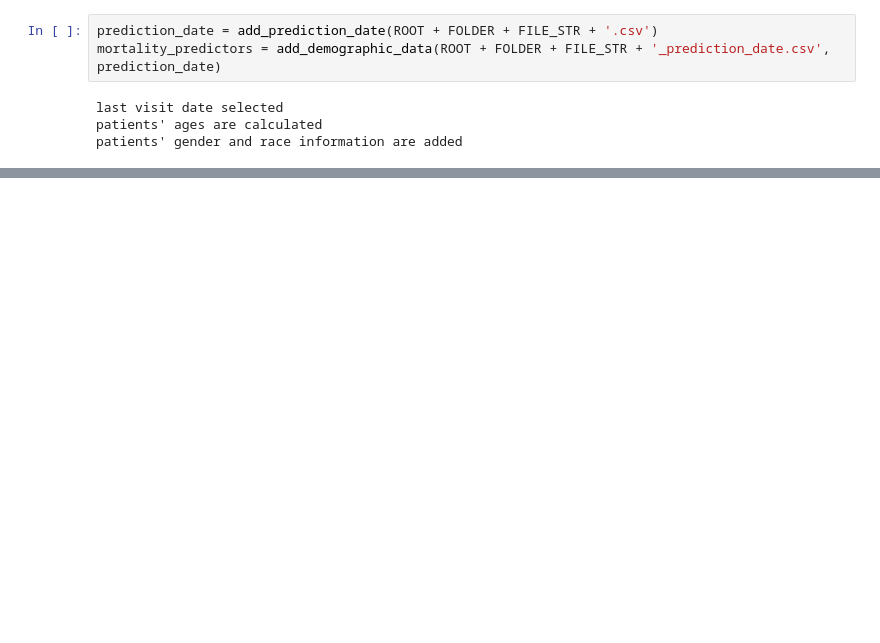
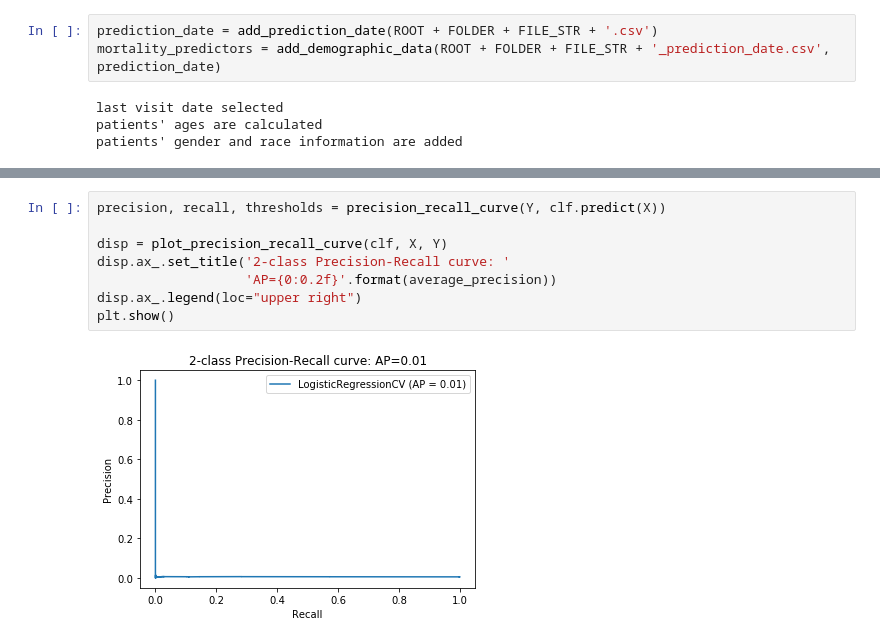
Before and after one commit to romirmoza/omop-cdm-postgresql, a Jupyter notebook: baseline_logit.ipynb, the cells around one changed output, grey strips where cells are left out. Saved outputs shown, nothing was run; the diff lists cells and outputs as text; blank space fills up the shorter version.

```diff
--- a/baseline_logit.ipynb
+++ b/baseline_logit.ipynb
@@ -165,0 +162,10 @@ plt.show()
+# %%
+precision, recall, thresholds = precision_recall_curve(Y, clf.predict(X))
+
+disp = plot_precision_recall_curve(clf, X, Y)
+disp.ax_.set_title('2-class Precision-Recall curve: '
+                   'AP={0:0.2f}'.format(average_precision))
+disp.ax_.legend(loc="upper right")
+plt.show()
+# %% [output]
+[figure, added]
```
Also changed, not shown: parts of 6 cells of this notebook.
